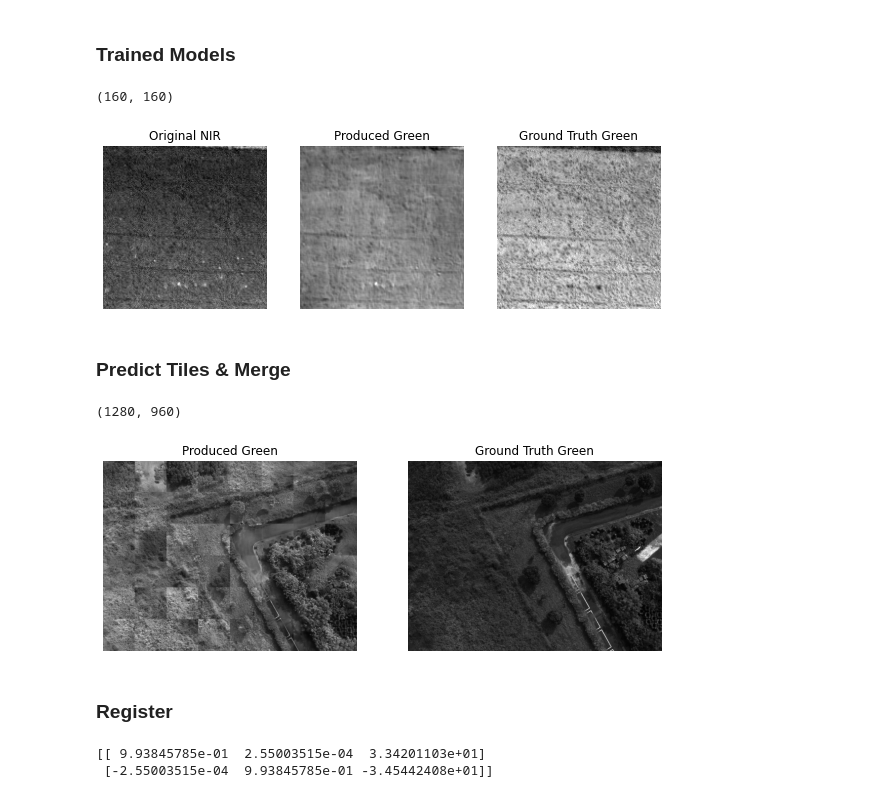
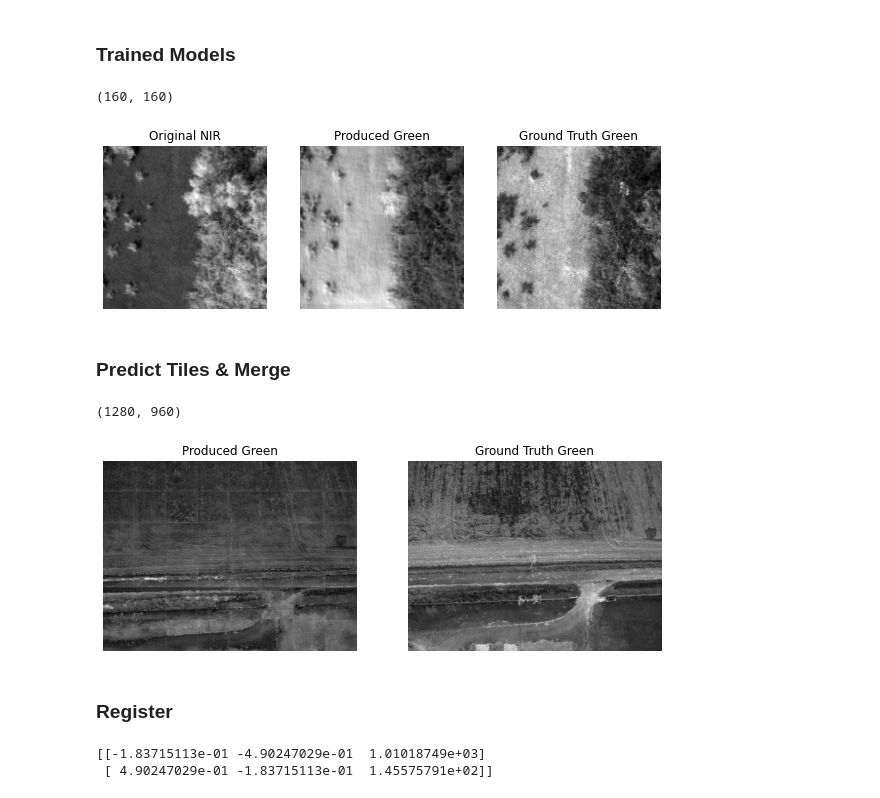
Before and after one commit to tmydali/Spectral_Registration, a Jupyter notebook: GreenGenerator.ipynb, the cells around one changed output. Cells and saved outputs as stored; diff of their text form; code cells hidden in the pictures.

```diff
--- a/GreenGenerator.ipynb
+++ b/GreenGenerator.ipynb
@@ -14,8 +14,8 @@ from ImageProcessor import Merge, Split
 # %% [markdown]
 ### Training Phase
 # %%
-train_x = np.load('C:/Users/tmyda/Documents/UAV_reg/Splitted_training_data/NIR2G_160_train_x.npy')
-train_y = np.load('C:/Users/tmyda/Documents/UAV_reg/Splitted_training_data/NIR2G_160_train_y.npy')
+train_x = np.load('../Splitted_training_data/NIR2G_160_train_x.npy')
+train_y = np.load('../Splitted_training_data/NIR2G_160_train_y.npy')
 
 print('X.shape')
 print(train_x.shape)
@@ -26,6 +29,7 @@ FileNotFoundError: [Errno 2] No such file or directory: 'C:/Users/tmyda/Document
 # %%
 #model = GreenUnet160()
-model = GreenUnet160b()
+#model = GreenUnet160b()
+model = GreenUnet160c()
 #model = GreenUnet320()
 model.model().summary()
 # %% [output]
@@ -48,5 +52,5 @@ Non-trainable params: 1,984
 __________________________________________________________________________________________________
 # %%
 opt = tf.keras.optimizers.Adam()
-model.compile(loss='mse', optimizer=opt)
-history = model.fit(train_x, train_y, batch_size=35, epochs=25, validation_split=0.2)
+model.compile(loss='binary_crossentropy', optimizer=opt)
+history = model.fit(train_x, train_y, batch_size=32, epochs=25, validation_split=0.2, initial_epoch=0)
@@ -86,35 +106,35 @@ model.save_weights('./weights/GreenUnet160b_weights_202017Nov.h5')
 # %% [markdown]
 ### Trained Models
 # %%
-model.load_weights('./weights/GreenUnet160_weights_202015Nov.h5')
+model.load_weights('./weights/GreenUnet160c_weights_202024Nov.h5')
 # %%
-index = 1095
+index = 15
 img = train_x[index:index+1, :, :, :]
 img_g = train_y[index, :, :, 0]
 p = model.predict(img)
 p = p.squeeze()
 img = img.squeeze()
 print(p.shape)
 
 img_ls = [img, p, img_g]
 title = ['Original NIR', 'Produced Green', 'Ground Truth Green']
 fig = plt.figure(figsize=(10,3))
 for i in range(3):
     ax = fig.add_subplot(i+131)
     ax.set_title(title[i])
     ax.axis('off')
     ax.imshow(img_ls[i], cmap='gray')
 # %% [output]
 (160, 160)
-[figure, old version]
+[figure, new version]
 # %% [markdown]
 ### Predict Tiles & Merge
 # %%
 size = 160
 index = int(960/size * 1280/size)
-name = '0079'
-NIR = cv2.imread('C:/Users/tmyda/Documents/UAV_color/{name}/IMG_{name}_4.tif'.format(name=name), cv2.IMREAD_GRAYSCALE)
-green = cv2.imread('C:/Users/tmyda/Documents/UAV_color/{name}/IMG_{name}_2.tif'.format(name=name), cv2.IMREAD_GRAYSCALE)
+name = '0103'
+NIR = cv2.imread('../UAV_color/{name}/IMG_{name}_4.tif'.format(name=name), cv2.IMREAD_GRAYSCALE)
+green = cv2.imread('../UAV_color/{name}/IMG_{name}_2.tif'.format(name=name), cv2.IMREAD_GRAYSCALE)
 
 NIR = NIR/255
 NIR_set = Split(NIR)
@@ -135,18 +155,18 @@ for i in range(2):
 p.save('./outputs/produced_green.tif')
 # %% [output]
 (1280, 960)
-[figure, old version]
+[figure, new version]
 # %% [markdown]
 ### Register
 # %%
 from SIFT_and_RANSAC import SIFT, matcher, getHomography
 
-img1 = cv2.imread('C:/Users/tmyda/Documents/UAV_color/{name}/IMG_{name}_2.tif'.format(name=name), cv2.IMREAD_GRAYSCALE)
-img2 = cv2.imread('C:/Users/tmyda/Documents/UAV_color/{name}/IMG_{name}_4.tif'.format(name=name), cv2.IMREAD_GRAYSCALE)
+img1 = cv2.imread('../UAV_color/{name}/IMG_{name}_2.tif'.format(name=name), cv2.IMREAD_GRAYSCALE)
+img2 = cv2.imread('../UAV_color/{name}/IMG_{name}_4.tif'.format(name=name), cv2.IMREAD_GRAYSCALE)
 dummy = cv2.imread('./outputs/produced_green.tif', cv2.IMREAD_GRAYSCALE)
 
 kp1, des1 = SIFT(img1)
-kp2, des2 = SIFT(img2)
+kp2, des2 = SIFT(dummy)
 matches = matcher(des1, des2)
 h = getHomography(matches, kp1, kp2)
 print(h)
@@ -163,5 +183,5 @@ cv2.imwrite('./outputs/{}_Reg.tif'.format(name), img)
 cv2.waitKey(0)
 cv2.destroyAllWindows()
 # %% [output]
-[[ 9.93845785e-01  2.55003515e-04  3.34201103e+01]
- [-2.55003515e-04  9.93845785e-01 -3.45442408e+01]]
+[[-1.83715113e-01 -4.90247029e-01  1.01018749e+03]
+ [ 4.90247029e-01 -1.83715113e-01  1.45575791e+02]]
```
Also changed, not shown: parts of 7 cells of this notebook, 4 other files.
